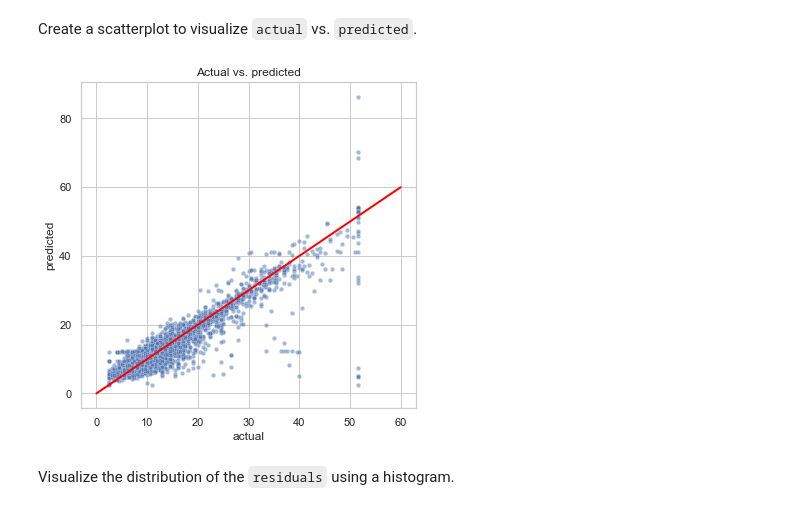
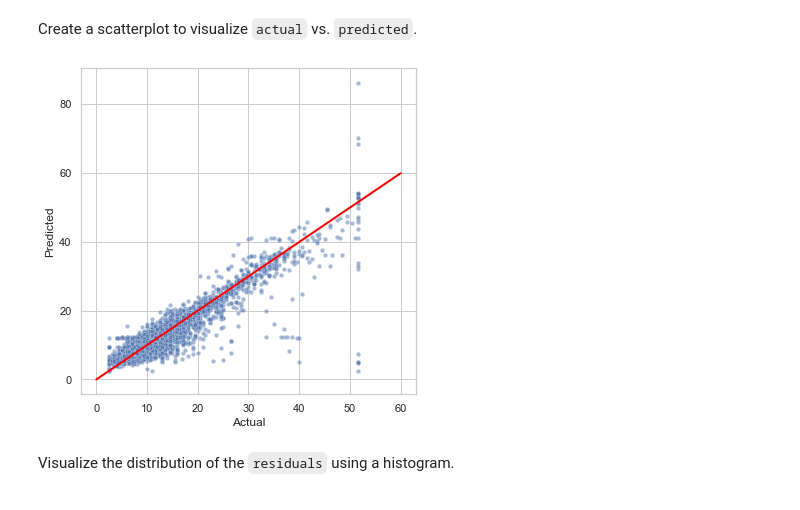
Before and after one commit to nitin6753/Fare_Prediction_NYC-TLC, a Jupyter notebook: RegressionAnalysis.ipynb, the cells around one changed output. Saved outputs shown, nothing was run; the diff lists cells and outputs as text; code cells hidden in the pictures.

```diff
--- a/RegressionAnalysis.ipynb
+++ b/RegressionAnalysis.ipynb
@@ -195,7 +195,7 @@ Name: tpep_pickup_datetime, dtype: datetime64[ns]
 Create a new column called `duration` that represents the total number of minutes that each taxi ride took.
 # %%
 # Create `duration` column
-df0['duration'] = (df0.tpep_dropoff_datetime-df1.tpep_pickup_datetime)/np.timedelta64(1,'m')
+df0['duration'] = (df0.tpep_dropoff_datetime-df0.tpep_pickup_datetime)/np.timedelta64(1,'m')
 df0[['tpep_dropoff_datetime','tpep_pickup_datetime','duration']].head(10)
 # %% [output]
 |  | tpep_dropoff_datetime | tpep_pickup_datetime | duration |
@@ -939,15 +939,17 @@ Create a scatterplot to visualize `actual` vs. `predicted`.
 # %%
 # Create a scatterplot to visualize `predicted` over `actual`
 fig, ax = plt.subplots(figsize=(6, 6))
 sns.set(style='whitegrid')
 sns.scatterplot(x='actual',y='predicted',data=results,s=20,alpha=0.5,ax=ax)
 
 plt.plot([0,60], [0,60], c='red', linewidth=2)
-plt.title('Actual vs. predicted')
-
+#plt.title('Actual vs. predicted')
+plt.xlabel('Actual')
+plt.ylabel('Predicted')
+plt.savefig('Figures/Regression Actual Vs Predicted.png', format='png', dpi=300, bbox_inches='tight')
 plt.show()
 # %% [output]
-[figure, old version]
+[figure, new version]
 # %% [markdown]
 Visualize the distribution of the `residuals` using a histogram.
 # %%
```
Also changed, not shown: parts of 1 cell of this notebook, 8 other files.
